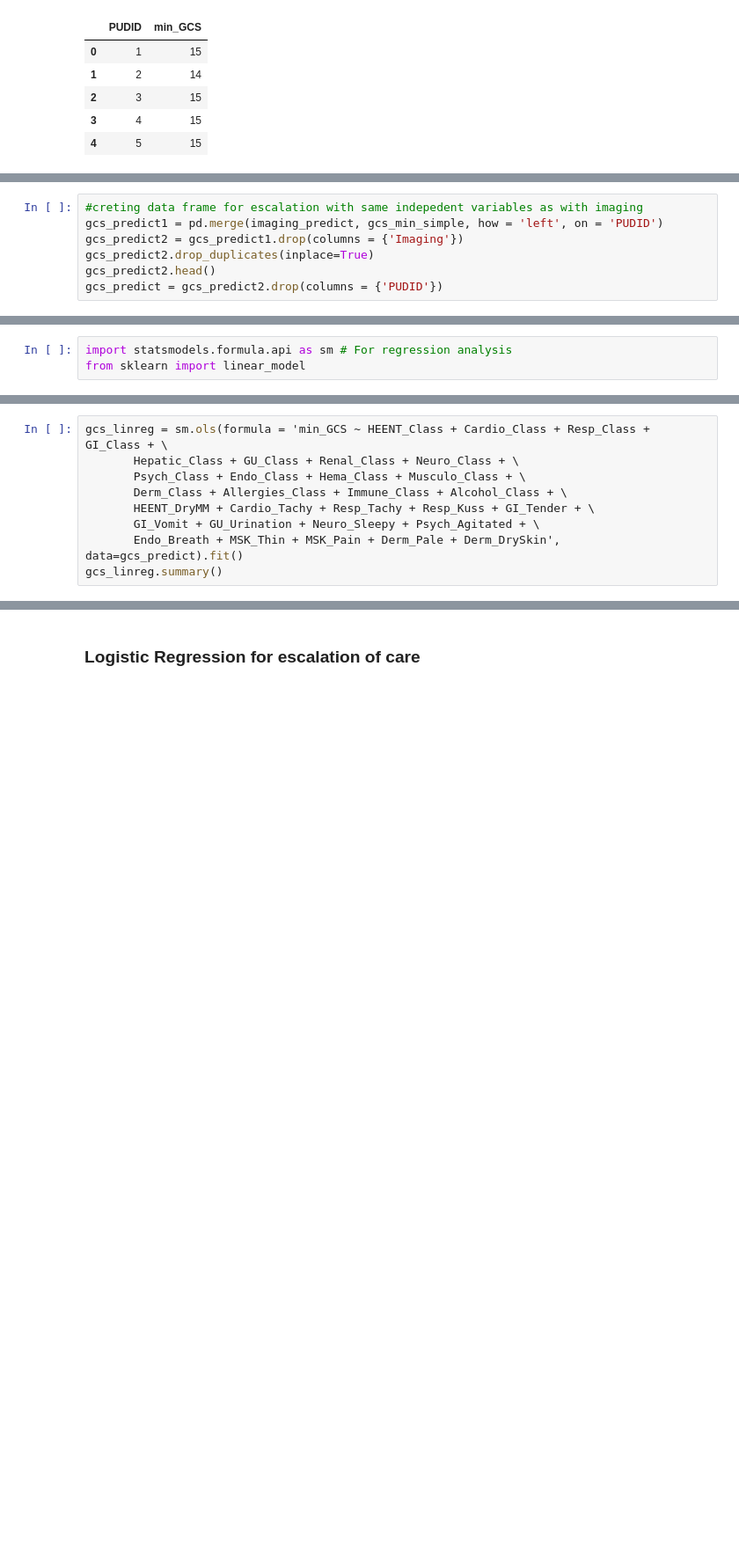
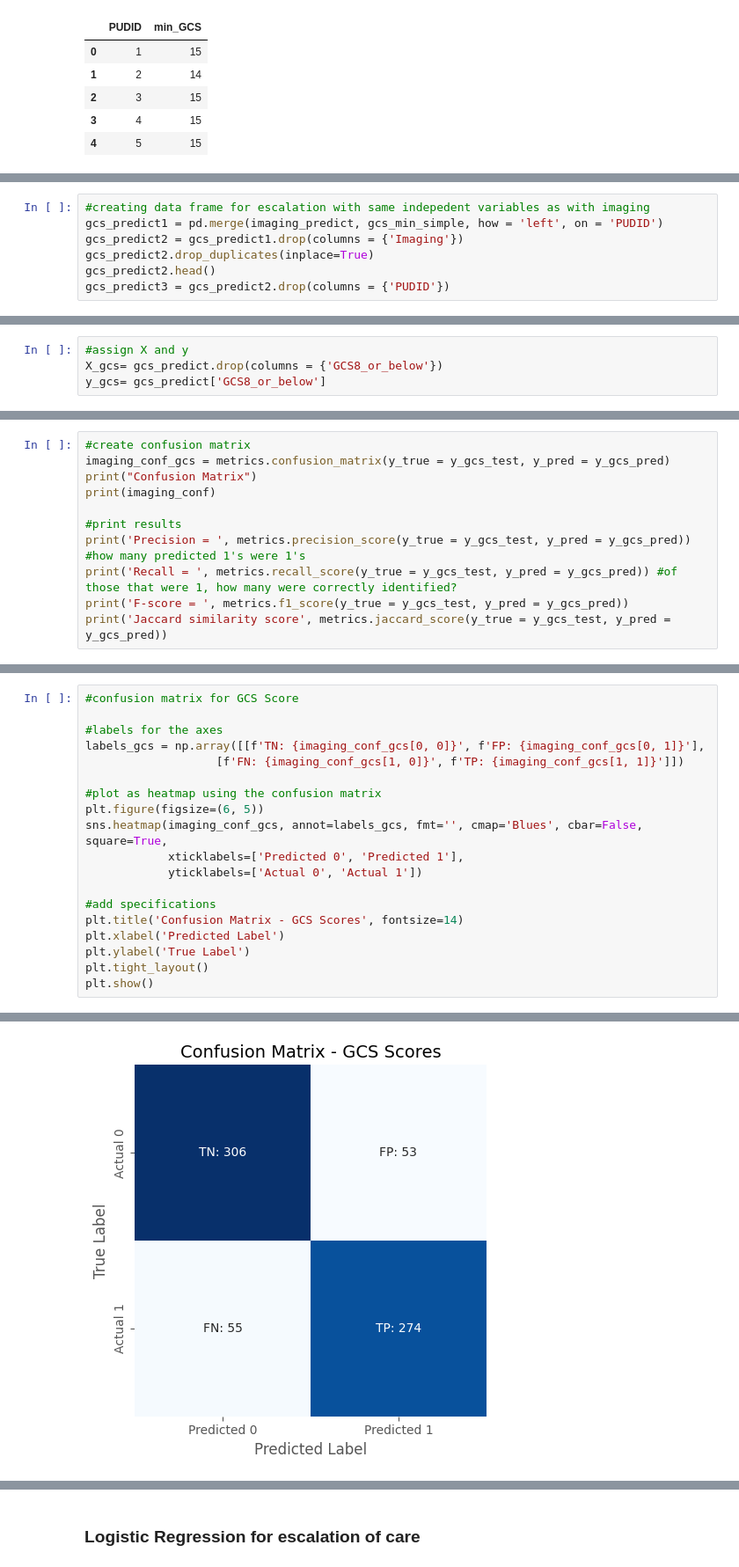
Before and after one commit to andrea-stofko/bmi-data-science-project, a Jupyter notebook: PE - DKA BMI.ipynb, the cells around one changed output, grey strips where cells are left out. Shown at 88% size. Drawn from its saved outputs; the diff is of its cells as text; blank space fills up the shorter version.

```diff
--- a/PE - DKA BMI.ipynb
+++ b/PE - DKA BMI.ipynb
@@ -797,9 +825,9 @@ gcs_min_simple.shape
 # %% [output]
 (1389, 2)
 # %%
-#creting data frame for escalation with same indepedent variables as with imaging
+#creating data frame for escalation with same indepedent variables as with imaging
 gcs_predict1 = pd.merge(imaging_predict, gcs_min_simple, how = 'left', on = 'PUDID')
 gcs_predict2 = gcs_predict1.drop(columns = {'Imaging'})
 gcs_predict2.drop_duplicates(inplace=True)
 gcs_predict2.head()
-gcs_predict = gcs_predict2.drop(columns = {'PUDID'})
+gcs_predict3 = gcs_predict2.drop(columns = {'PUDID'})
@@ -805,0 +850,4 @@ gcs_predict = gcs_predict2.drop(columns = {'PUDID'})
+# %%
+#assign X and y
+X_gcs= gcs_predict.drop(columns = {'GCS8_or_below'})
+y_gcs= gcs_predict['GCS8_or_below']
@@ -823,3 +881,11 @@ plt.show()
 # %%
-import statsmodels.formula.api as sm # For regression analysis
-from sklearn import linear_model
+#create confusion matrix
+imaging_conf_gcs = metrics.confusion_matrix(y_true = y_gcs_test, y_pred = y_gcs_pred)
+print("Confusion Matrix")
+print(imaging_conf)
+
+#print results
+print('Precision = ', metrics.precision_score(y_true = y_gcs_test, y_pred = y_gcs_pred)) #how many predicted 1's were 1's
+print('Recall = ', metrics.recall_score(y_true = y_gcs_test, y_pred = y_gcs_pred)) #of those that were 1, how many were correctly identified?
+print('F-score = ', metrics.f1_score(y_true = y_gcs_test, y_pred = y_gcs_pred))
+print('Jaccard similarity score', metrics.jaccard_score(y_true = y_gcs_test, y_pred = y_gcs_pred))
@@ -826,10 +900,20 @@ from sklearn import linear_model
 # %%
-gcs_linreg = sm.ols(formula = 'min_GCS ~ HEENT_Class + Cardio_Class + Resp_Class + GI_Class + \
-       Hepatic_Class + GU_Class + Renal_Class + Neuro_Class + \
-       Psych_Class + Endo_Class + Hema_Class + Musculo_Class + \
-       Derm_Class + Allergies_Class + Immune_Class + Alcohol_Class + \
-       HEENT_DryMM + Cardio_Tachy + Resp_Tachy + Resp_Kuss + GI_Tender + \
-       GI_Vomit + GU_Urination + Neuro_Sleepy + Psych_Agitated + \
-       Endo_Breath + MSK_Thin + MSK_Pain + Derm_Pale + Derm_DrySkin', data=gcs_predict).fit()
-gcs_linreg.summary()
+#confusion matrix for GCS Score
+
+#labels for the axes
+labels_gcs = np.array([[f'TN: {imaging_conf_gcs[0, 0]}', f'FP: {imaging_conf_gcs[0, 1]}'],
+                   [f'FN: {imaging_conf_gcs[1, 0]}', f'TP: {imaging_conf_gcs[1, 1]}']])
+
+#plot as heatmap using the confusion matrix
+plt.figure(figsize=(6, 5))
+sns.heatmap(imaging_conf_gcs, annot=labels_gcs, fmt='', cmap='Blues', cbar=False, square=True,
+            xticklabels=['Predicted 0', 'Predicted 1'],
+            yticklabels=['Actual 0', 'Actual 1'])
+
+#add specifications
+plt.title('Confusion Matrix - GCS Scores', fontsize=14)
+plt.xlabel('Predicted Label')
+plt.ylabel('True Label')
+plt.tight_layout()
+plt.show()
 # %% [output]
@@ -867,0 +920 @@ Notes:
+[figure, added]
```
Also changed, not shown: parts of 28 cells of this notebook.
